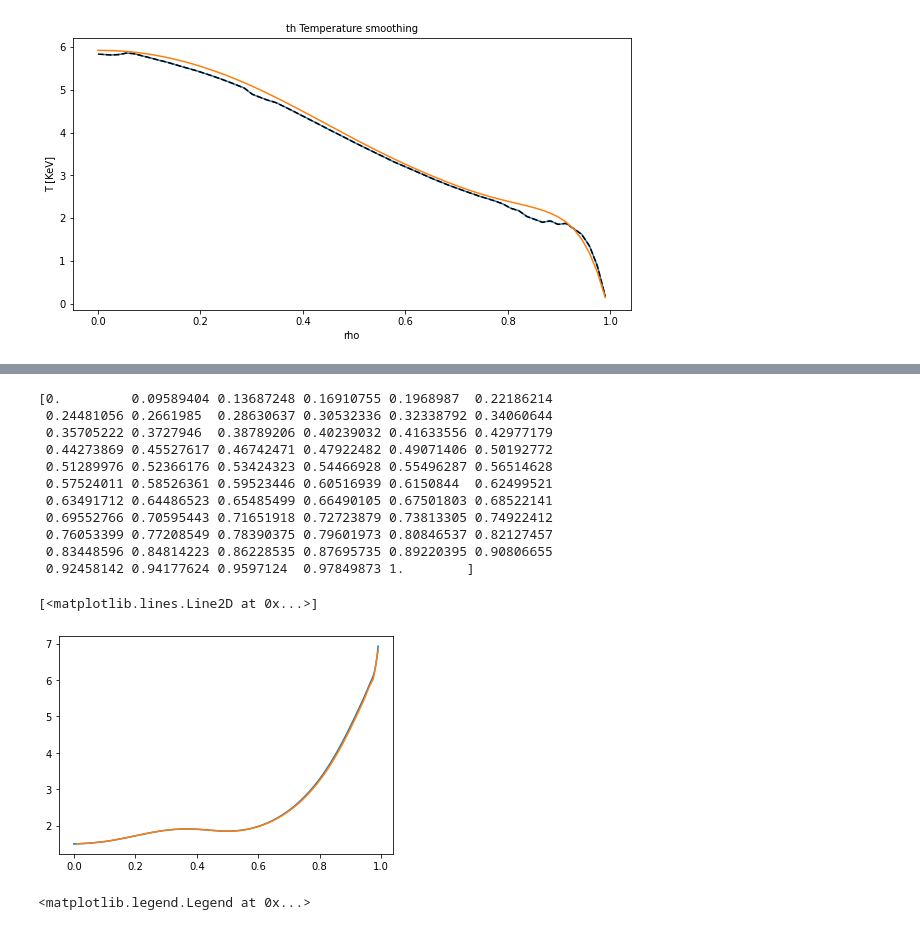
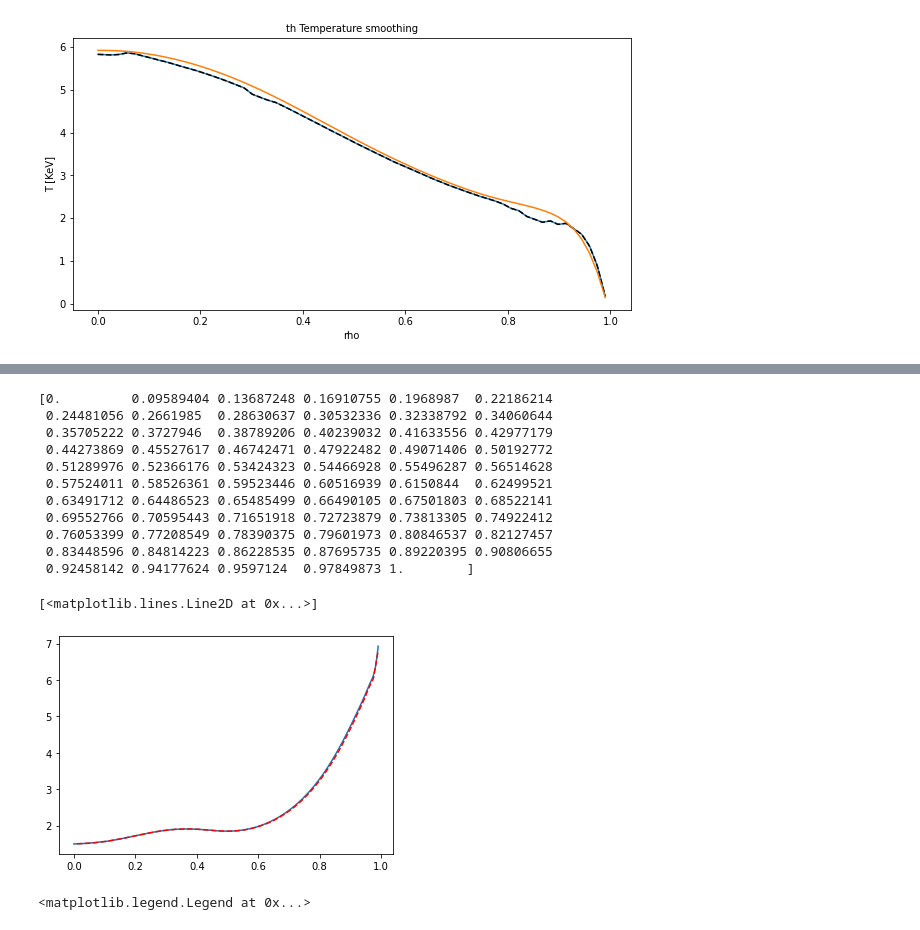
Before and after one commit to vandelij/genray_cql3d_plots, a Jupyter notebook: shots/147634/scan_beam_and_RF/beam_5_RF_testing/make_distrobution.ipynb, the cells around one changed output, grey strips where cells are left out. Saved outputs shown, nothing was run; the diff lists cells and outputs as text; code cells hidden in the pictures.

```diff
--- a/shots/147634/scan_beam_and_RF/beam_5_RF_testing/make_distrobution.ipynb
+++ b/shots/147634/scan_beam_and_RF/beam_5_RF_testing/make_distrobution.ipynb
@@ -1365,35 +1410,35 @@ from scipy.interpolate import PchipInterpolator
 def convert(rho1,rho2,prof1):
     prof1fun = PchipInterpolator(rho1,prof1)
     rhoconvfun = PchipInterpolator(rho2,rho1)
     prof2 = prof1fun(rhoconvfun(rho2))
     prof2fun = PchipInterpolator(rho2,prof2)
     #assert np.all(prof1fun(rho1)-prof2fun(rho2) == 0)
     return prof2fun
 
 map_tor_to_pol = PchipInterpolator(rho_tor, rho_pol)
 map_pol_to_tor = PchipInterpolator(rho_pol, rho_tor)
 qprof_tor = convert(rho_pol, rho_tor, qprof_pol)(rho_fine)
 plt.plot(rho_fine, qprof_tor)
 print(rho_tor)
 
 rya = cql_nc.variables["rya"][:]
 qProfileCQL3D = cql_nc.variables["qsafety"][:]
 
-plt.plot(rya, qProfileCQL3D)
+plt.plot(rya, qProfileCQL3D, 'r--')
 # %% [output]
 [0.         0.09589404 0.13687248 0.16910755 0.1968987  0.22186214
  0.24481056 0.2661985  0.28630637 0.30532336 0.32338792 0.34060644
  0.35705222 0.3727946  0.38789206 0.40239032 0.41633556 0.42977179
  0.44273869 0.45527617 0.46742471 0.47922482 0.49071406 0.50192772
  0.51289976 0.52366176 0.53424323 0.54466928 0.55496287 0.56514628
  0.57524011 0.58526361 0.59523446 0.60516939 0.6150844  0.62499521
  0.63491712 0.64486523 0.65485499 0.66490105 0.67501803 0.68522141
  0.69552766 0.70595443 0.71651918 0.72723879 0.73813305 0.74922412
  0.76053399 0.77208549 0.78390375 0.79601973 0.80846537 0.82127457
  0.83448596 0.84814223 0.86228535 0.87695735 0.89220395 0.90806655
  0.92458142 0.94177624 0.9597124  0.97849873 1.        ]
 [<matplotlib.lines.Line2D at 0x...>]
-[figure, old version]
+[figure, new version]
 # %%
 # print(nth_tosave_metric*(1/100)**3/1e13)
 #print(np.round(nRF_tosave_metric*(1/100)**3/1e13, 12))
```
Also changed, not shown: parts of 6 cells of this notebook, 3 other files.
